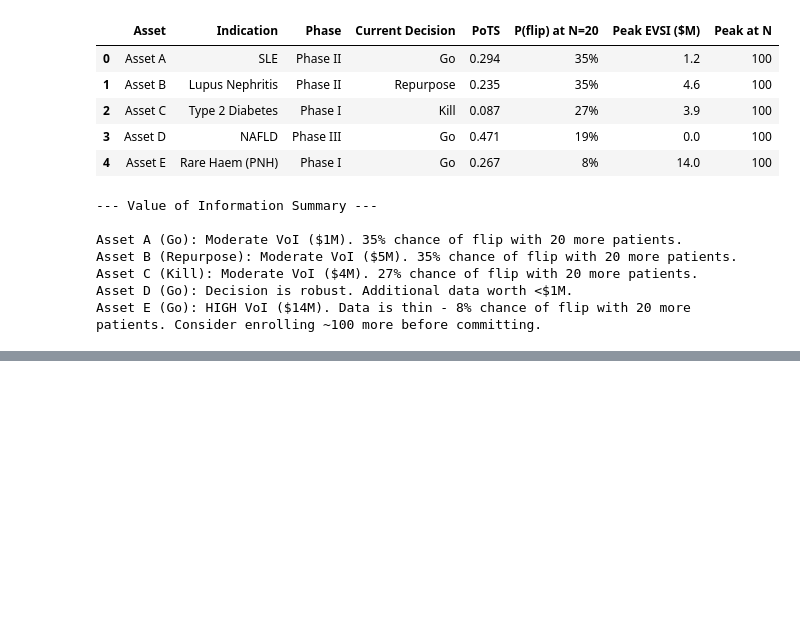
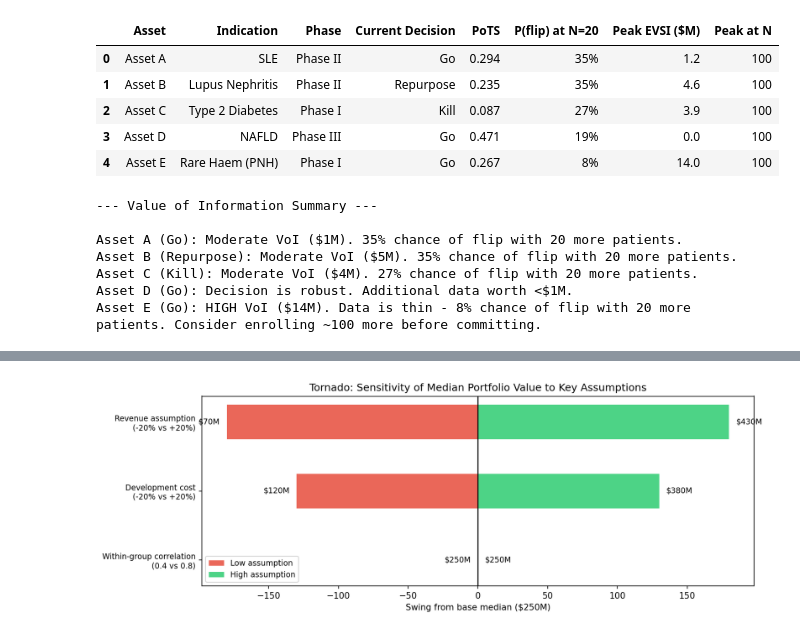
Before and after one commit to ChristopherSNelson/PoTS_decisionTool, a Jupyter notebook: portfolio_demo.ipynb, the cells around one changed output, grey strips where cells are left out. Cells and saved outputs as stored; diff of their text form; code cells hidden in the pictures; blank space fills up the shorter version.

```diff
--- a/portfolio_demo.ipynb
+++ b/portfolio_demo.ipynb
@@ -454,0 +464,96 @@ Asset E (Go): HIGH VoI ($14M). Data is thin - 8% chance of flip with 20 more pat
+# %%
+groups = df['correlation_group'].values
+st = stress_test(alpha_post, beta_post, groups, revenue, cost, n_sims=8000)
+
+def fmt(v):
+    neg = v < 0
+    av = abs(v)
+    s = f'{chr(36)}{av/1000:.1f}B' if av >= 1000 else f'{chr(36)}{av:.0f}M'
+    return f'-{s}' if neg else s
+
+base_med = st['base_med']
+
+# --- Figure 1: Tornado diagram ---
+factors = st['factors']
+labels = list(factors.keys())
+lo_vals = np.array([v[0] for v in factors.values()])
+hi_vals = np.array([v[1] for v in factors.values()])
+swings = hi_vals - lo_vals
+order = np.argsort(swings)
+labels = [labels[i] for i in order]
+lo_vals = lo_vals[order]
+hi_vals = hi_vals[order]
+
+fig, ax = plt.subplots(figsize=(11, 4))
+y = np.arange(len(labels))
+lo_swing = lo_vals - base_med
+hi_swing = hi_vals - base_med
+
+ax.barh(y, lo_swing, left=0, color='#e74c3c', alpha=0.85, height=0.5, label='Low assumption')
+ax.barh(y, hi_swing, left=0, color='#2ecc71', alpha=0.85, height=0.5, label='High assumption')
+ax.axvline(0, color='black', linewidth=1.2)
+
+for i, (lo, hi) in enumerate(zip(lo_swing, hi_swing)):
+    ax.text(lo - 5, i, fmt(lo_vals[i]), va='center', ha='right', fontsize=9)
+    ax.text(hi + 5, i, fmt(hi_vals[i]), va='center', ha='left', fontsize=9)
+
+ax.set_yticks(y)
+ax.set_yticklabels(labels, fontsize=9)
+ax.set_xlabel(f'Swing from base median ({fmt(base_med)})')
+ax.set_title('Tornado: Sensitivity of Median Portfolio Value to Key Assumptions')
+ax.legend(fontsize=9)
+fig.tight_layout()
+fig.savefig('plots/stress_test_tornado.png', bbox_inches='tight')
+plt.show()
+
+# --- Figure 2: Scenario distributions ---
+fig, ax = plt.subplots(figsize=(12, 5))
+scenario_colors = {'Bear': '#e74c3c', 'Base': '#3498db', 'Bull': '#2ecc71'}
+scenario_labels = {
+    'Bear': 'Bear  (corr=0.8, rev-20%, cost+20%)',
+    'Base': 'Base  (corr=0.6, base rev & cost)',
+    'Bull': 'Bull  (corr=0.4, rev+20%, cost-20%)',
+}
+
+for name, pv in st['scenarios'].items():
+    ax.hist(pv, bins=60, alpha=0.55, color=scenario_colors[name],
+            label=scenario_labels[name], density=True)
+    ax.axvline(np.median(pv), color=scenario_colors[name], linewidth=2, linestyle='--')
+
+ax.axvline(0, color='black', linewidth=1.2)
+ax.set_xlabel(f'Portfolio Value ({chr(36)}M)')
+ax.set_ylabel('Density')
+ax.set_title('Scenario Comparison: Bear / Base / Bull')
+ax.legend(fontsize=9)
+fig.tight_layout()
+fig.savefig('plots/stress_test_scenarios.png', bbox_inches='tight')
+plt.show()
+
+# --- Summary table ---
+rows = []
+for name, pv in st['scenarios'].items():
+    rows.append({
+        'Scenario': name,
+        'Median': fmt(np.median(pv)),
+        'P(positive)': f'{(pv > 0).mean():.0%}',
+        '5th pct': fmt(np.percentile(pv, 5)),
+        '95th pct': fmt(np.percentile(pv, 95)),
+        'Swing vs Base': fmt(np.median(pv) - base_med),
+    })
+display(pd.DataFrame(rows))
+
+# Identify biggest lever
+rev_key = 'Revenue assumption\n(-20% vs +20%)'
+corr_key = 'Within-group correlation\n(0.4 vs 0.8)'
+cost_key = 'Development cost\n(-20% vs +20%)'
+rev_swing = st['factors'][rev_key][1] - st['factors'][rev_key][0]
+corr_swing = st['factors'][corr_key][1] - st['factors'][corr_key][0]
+cost_swing = st['factors'][cost_key][1] - st['factors'][cost_key][0]
+biggest = max(
+    ('Revenue', rev_swing), ('Correlation', corr_swing), ('Cost', cost_swing),
+    key=lambda x: abs(x[1])
+)
+print(f'\nBase median: {fmt(base_med)}')
+print(f'Biggest lever: {biggest[0]} (swing {fmt(biggest[1])})')
+# %% [output]
+[figure, added]
```
Also changed, not shown: parts of 3 cells of this notebook, 4 other files.
